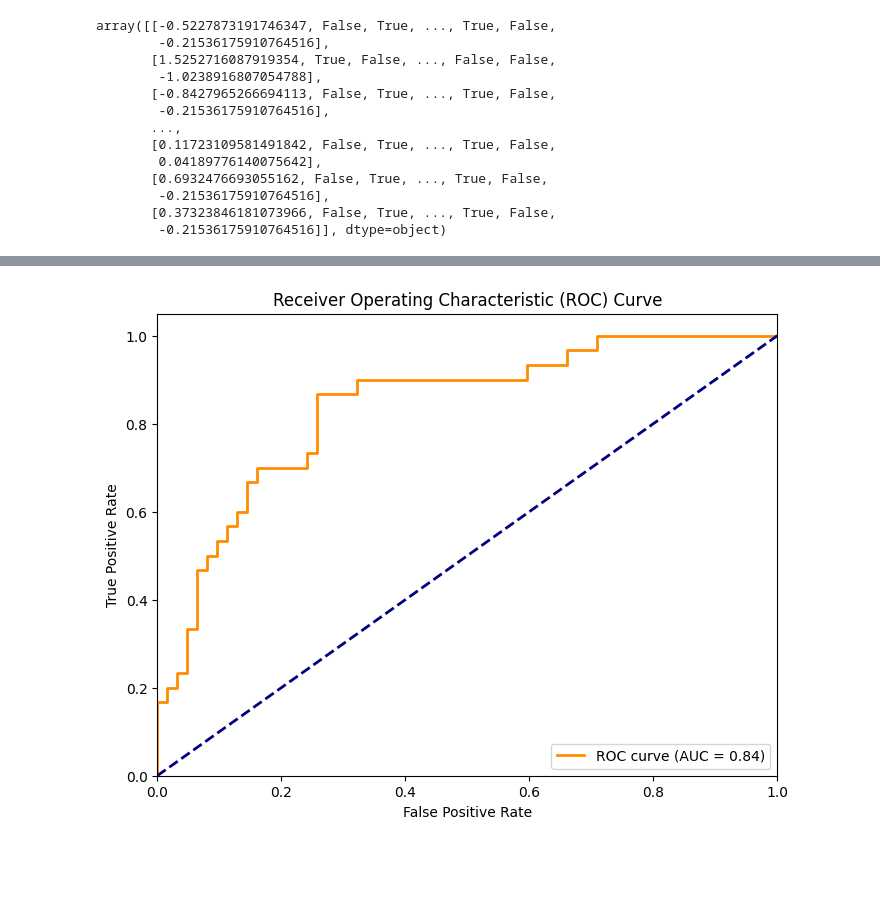
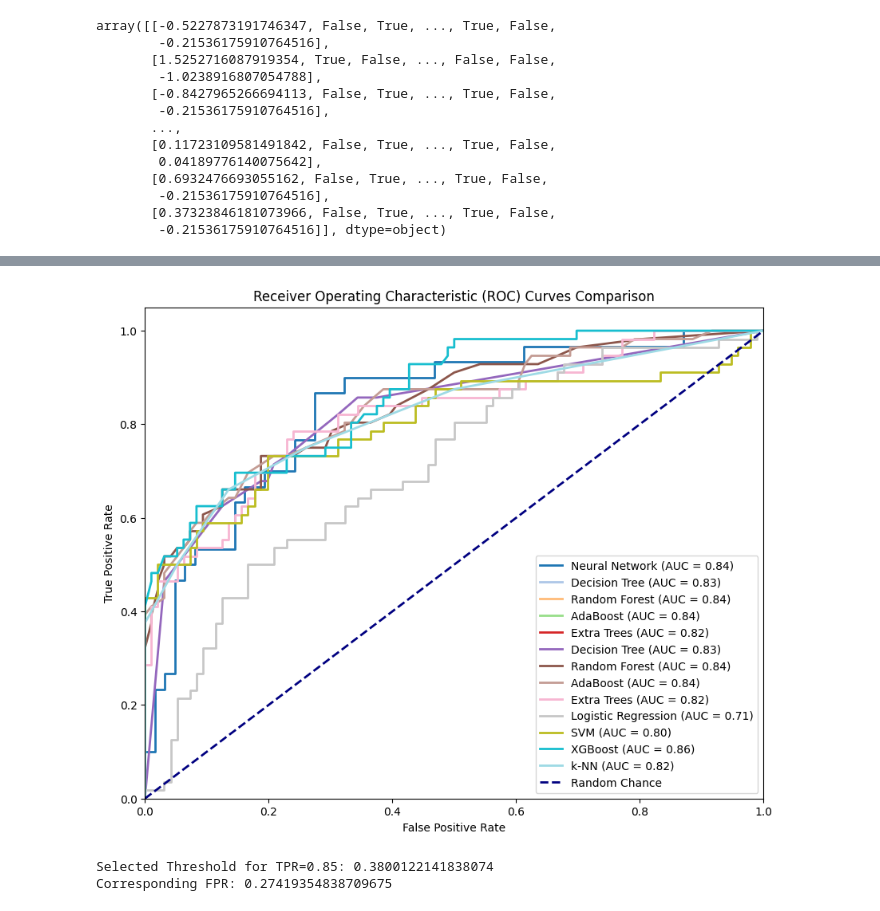
Before and after one commit to KentFre/Resus_TTM, a Jupyter notebook: 05_Neural_Network_ECG.ipynb, the cells around one changed output, grey strips where cells are left out. Cells and saved outputs as stored; diff of their text form; code cells hidden in the pictures; blank space fills up the shorter version.

```diff
--- a/05_Neural_Network_ECG.ipynb
+++ b/05_Neural_Network_ECG.ipynb
@@ -38,3 +43,6 @@ import pickle
+# %%
+# If the model should be retrained or loaded
+retrain_model = False
 # %% [markdown]
 ## 1. Load all needed data
 # %%
@@ -246,7 +254,7 @@ def build_model(hp):
 
     # Tune the number of dense layers and units
     dense_units = hp.Int("dense_units", min_value=32, max_value=128, step=32)
-    num_dense_layers = hp.Int("num_dense_layers", min_value=1, max_value=4)
+    num_dense_layers = hp.Int("num_dense_layers", min_value=1, max_value=3)
 
     # Dynamically add dense layers
     dense_out = combined
@@ -260,7 +268,7 @@ def build_model(hp):
     model = Model(inputs=[input_tabular, input_time_series], outputs=output)
 
     # Compile the model with tunable learning rate
-    learning_rate = hp.Choice("learning_rate", values=[1e-3, 1e-4, 1e-5])
+    learning_rate = hp.Choice("learning_rate", values=[1e-3, 1e-4])
     model.compile(optimizer=Adam(learning_rate=learning_rate), loss="binary_crossentropy", metrics=["accuracy", AUC(name="roc_auc")])
 
     return model
@@ -459,25 +466,46 @@ plt.show()
+# %%
+import pickle
+
+# Load roc_data dictionary from the file
+with open("data/roc_data.pkl", "rb") as f:
+    roc_data = pickle.load(f)
 # %%
 from sklearn.metrics import roc_curve, auc
 import matplotlib.pyplot as plt
+import numpy as np
 
-# Get predicted probabilities for the validation set
+# Neural network predictions and ROC
 y_pred_prob = best_model.predict([X_tabular_val, X_time_series_val]).flatten()
+fpr_nn, tpr_nn, _ = roc_curve(y_val, y_pred_prob)
+roc_auc_nn = auc(fpr_nn, tpr_nn)
 
-# Compute the FPR, TPR, and thresholds
-fpr, tpr, thresholds = roc_curve(y_val, y_pred_prob)
+# Number of models including the neural network
+num_models = len(roc_data['Model Name']) + 1  # +1 for the neural network
 
-# Calculate the ROC AUC
-roc_auc = auc(fpr, tpr)
+# Generate a colormap
+colors = plt.cm.get_cmap("tab20", num_models)  # 'tab10' is a colormap with 10 distinct colors
 
-# Plot the ROC curve
-plt.figure(figsize=(8, 6))
-plt.plot(fpr, tpr, color="darkorange", lw=2, label=f"ROC curve (AUC = {roc_auc:.2f})")
-plt.plot([0, 1], [0, 1], color="navy", lw=2, linestyle="--")  # Diagonal line for random chance
+# Plot the neural network ROC curve
+plt.figure(figsize=(10, 8))
+plt.plot(fpr_nn, tpr_nn, color=colors(0), lw=2, label=f"Neural Network (AUC = {roc_auc_nn:.2f})")
+
+# Plot ROC curves for each other model from roc_data
+for i in range(len(roc_data['Model Name'])):
+    model_name = roc_data['Model Name'][i]
+    fpr = roc_data['FPR'][i]
+    tpr = roc_data['TPR'][i]
+    model_auc = roc_data['AUC'][i]
+    plt.plot(fpr, tpr, color=colors(i + 1), lw=2, label=f"{model_name} (AUC = {model_auc:.2f})")
+
+# Plot the random chance line
+plt.plot([0, 1], [0, 1], color="navy", lw=2, linestyle="--", label="Random Chance")
+
+# Set labels and title
 plt.xlim([0.0, 1.0])
 plt.ylim([0.0, 1.05])
 plt.xlabel("False Positive Rate")
 plt.ylabel("True Positive Rate")
-plt.title("Receiver Operating Characteristic (ROC) Curve")
+plt.title("Receiver Operating Characteristic (ROC) Curves Comparison")
 plt.legend(loc="lower right")
 plt.show()
 # %% [output]
@@ -485,4 +513,22 @@ plt.show()
-[figure, old version]
+[figure, new version]
+# %%
+from sklearn.metrics import roc_curve
+
+# Assuming y_val are true labels and y_pred_prob are predicted probabilities for the Neural Network
+fpr, tpr, thresholds = roc_curve(y_val, y_pred_prob)
+
+# Find the threshold that gives a TPR of 0.8
+target_tpr = 0.85
+index = (np.abs(tpr - target_tpr)).argmin()  # Find the closest TPR to 0.8
+selected_threshold = thresholds[index]
+
+print(f"Selected Threshold for TPR=0.85: {selected_threshold}")
+print(f"Corresponding FPR: {fpr[index]}")
+
+# Now you can use `selected_threshold` as your decision threshold for the Neural Network model
+# %% [output]
+Selected Threshold for TPR=0.85: 0.3800122141838074
+Corresponding FPR: 0.27419354838709675
 # %%
 import pandas as pd
 from sklearn.metrics import accuracy_score, recall_score, precision_score, f1_score, roc_auc_score
```
Also changed, not shown: parts of 20 cells of this notebook, 12 other files.
